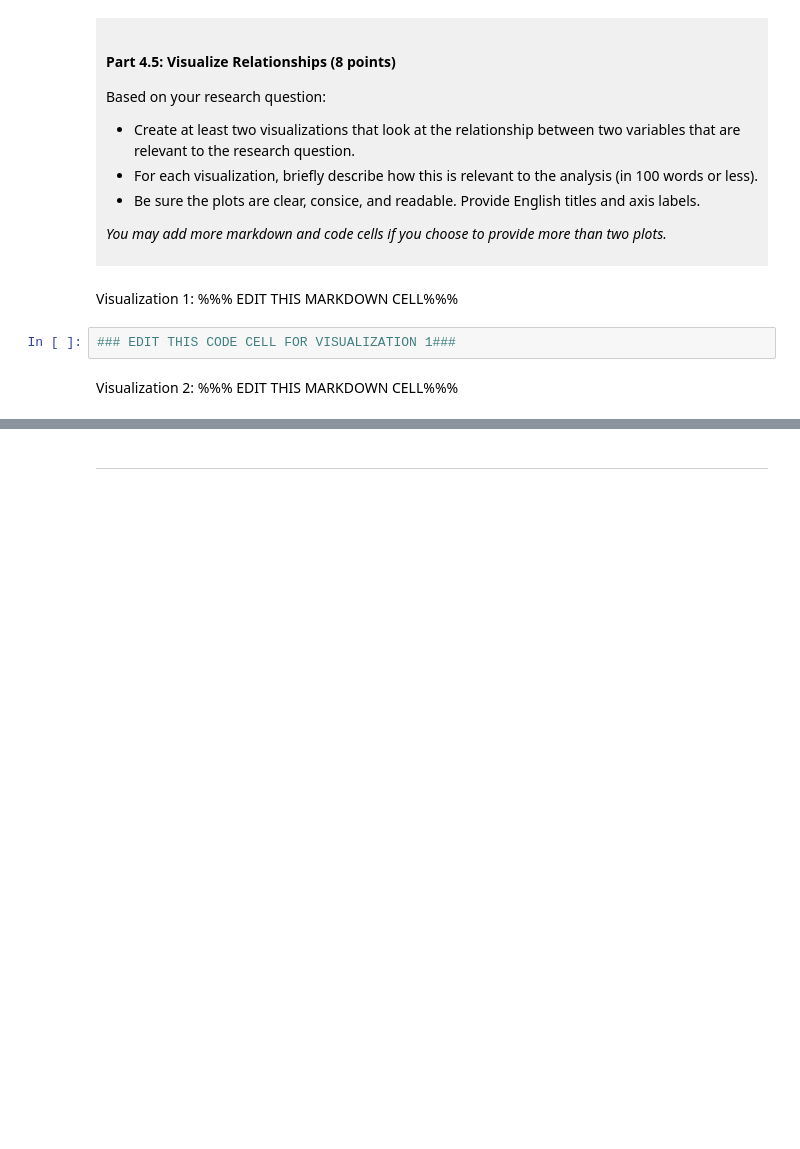
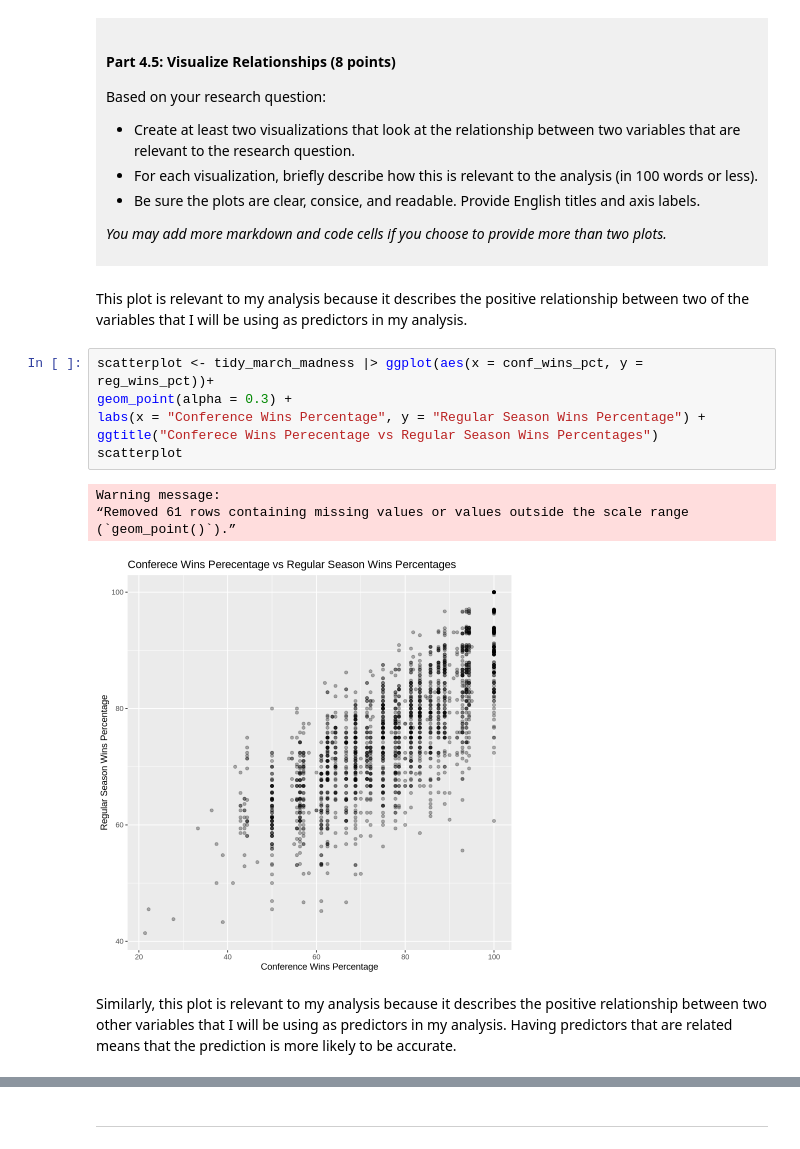
Before and after one commit to data489/dsci-100-project-sophie-durocher, a Jupyter notebook: dsci-100-project-notebook.ipynb, the cells around one changed output, grey strips where cells are left out. Saved outputs shown, nothing was run; the diff lists cells and outputs as text; blank space fills up the shorter version.

```diff
--- a/dsci-100-project-notebook.ipynb
+++ b/dsci-100-project-notebook.ipynb
@@ -273,9 +369,18 @@ Based on your research question:
 *You may add more markdown and code cells if you choose to provide more than two plots.*
 </div>
 # %% [markdown]
-Visualization 1: %%% EDIT THIS MARKDOWN CELL%%%
+This plot is relevant to my analysis because it describes the positive relationship between two of the variables that I will be using as predictors in my analysis.
 # %%
-### EDIT THIS CODE CELL FOR VISUALIZATION 1###
+scatterplot <- tidy_march_madness |> ggplot(aes(x = conf_wins_pct, y = reg_wins_pct))+
+geom_point(alpha = 0.3) +
+labs(x = "Conference Wins Percentage", y = "Regular Season Wins Percentage") +
+ggtitle("Conferece Wins Perecentage vs Regular Season Wins Percentages")
+scatterplot
+# %% [output]
+Warning message:
+“Removed 61 rows containing missing values or values outside the scale range
+(`geom_point()`).”
+[figure, added]
 # %% [markdown]
-Visualization 2: %%% EDIT THIS MARKDOWN CELL%%%
+Similarly, this plot is relevant to my analysis because it describes the positive relationship between two other variables that I will be using as predictors in my analysis. Having predictors that are related means that the prediction is more likely to be accurate.
 # %%
```
Also changed, not shown: parts of 11 cells of this notebook.
